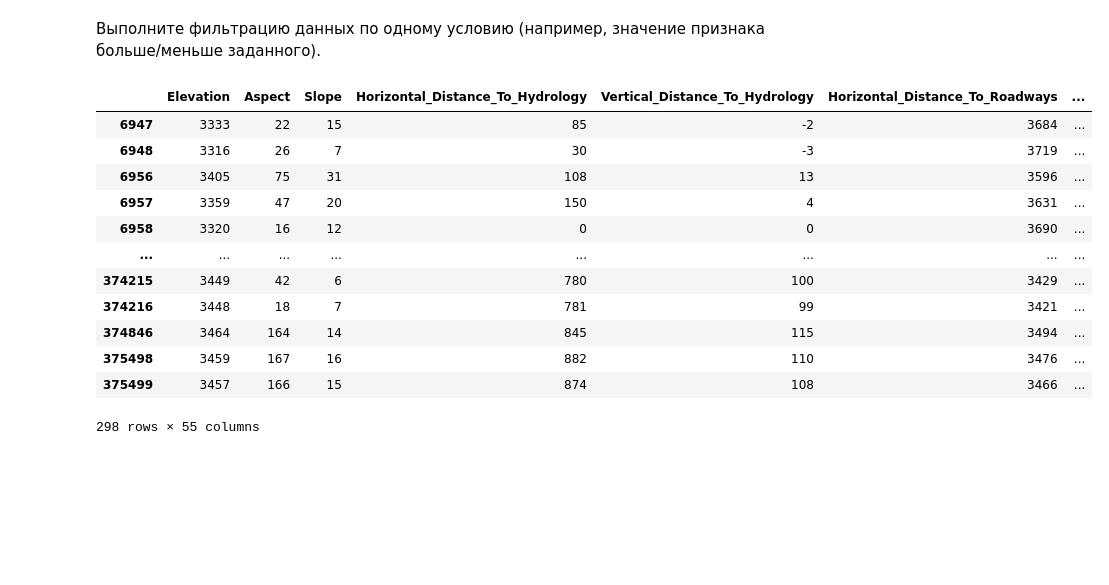
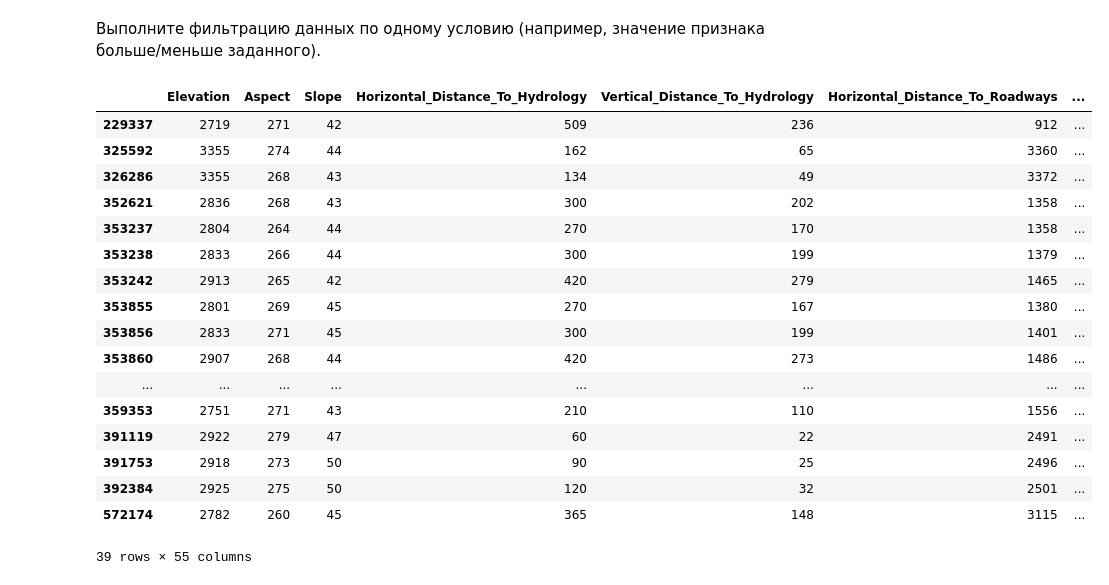
Before and after one commit to xpertdreamer/ooa, a Jupyter notebook: lab_2.ipynb, the cells around one changed output. Drawn from its saved outputs; the diff is of its cells as text; code cells hidden in the pictures; blank space fills up the shorter version.

```diff
--- a/lab_2.ipynb
+++ b/lab_2.ipynb
@@ -94,20 +94,25 @@ dtype: float64
 # %% [markdown]
 Выполните фильтрацию данных по одному условию (например, значение признака больше/меньше заданного).
 # %%
-CONDITION_NUMBER = 0.9
-df_filtered = df[df['Soil_Type37'] > CONDITION_NUMBER]
+CONDITION_NUMBER = 250
+df_filtered = df[df['Hillshade_3pm'] > CONDITION_NUMBER]
 df_filtered
 # %% [output]
 |  | Elevation | Aspect | Slope | Horizontal_Distance_To_Hydrology | Vertical_Distance_To_Hydrology | Horizontal_Distance_To_Roadways | ... |
-| 6947 | 3333 | 22 | 15 | 85 | -2 | 3684 | ... |
-| 6948 | 3316 | 26 | 7 | 30 | -3 | 3719 | ... |
-| 6956 | 3405 | 75 | 31 | 108 | 13 | 3596 | ... |
-| 6957 | 3359 | 47 | 20 | 150 | 4 | 3631 | ... |
-| 6958 | 3320 | 16 | 12 | 0 | 0 | 3690 | ... |
+| 229337 | 2719 | 271 | 42 | 509 | 236 | 912 | ... |
+| 325592 | 3355 | 274 | 44 | 162 | 65 | 3360 | ... |
+| 326286 | 3355 | 268 | 43 | 134 | 49 | 3372 | ... |
+| 352621 | 2836 | 268 | 43 | 300 | 202 | 1358 | ... |
+| 353237 | 2804 | 264 | 44 | 270 | 170 | 1358 | ... |
+| 353238 | 2833 | 266 | 44 | 300 | 199 | 1379 | ... |
+| 353242 | 2913 | 265 | 42 | 420 | 279 | 1465 | ... |
+| 353855 | 2801 | 269 | 45 | 270 | 167 | 1380 | ... |
+| 353856 | 2833 | 271 | 45 | 300 | 199 | 1401 | ... |
+| 353860 | 2907 | 268 | 44 | 420 | 273 | 1486 | ... |
 | ... | ... | ... | ... | ... | ... | ... | ... |
-| 374215 | 3449 | 42 | 6 | 780 | 100 | 3429 | ... |
-| 374216 | 3448 | 18 | 7 | 781 | 99 | 3421 | ... |
-| 374846 | 3464 | 164 | 14 | 845 | 115 | 3494 | ... |
-| 375498 | 3459 | 167 | 16 | 882 | 110 | 3476 | ... |
-| 375499 | 3457 | 166 | 15 | 874 | 108 | 3466 | ... |
+| 359353 | 2751 | 271 | 43 | 210 | 110 | 1556 | ... |
+| 391119 | 2922 | 279 | 47 | 60 | 22 | 2491 | ... |
+| 391753 | 2918 | 273 | 50 | 90 | 25 | 2496 | ... |
+| 392384 | 2925 | 275 | 50 | 120 | 32 | 2501 | ... |
+| 572174 | 2782 | 260 | 45 | 365 | 148 | 3115 | ... |
-298 rows × 55 columns
+39 rows × 55 columns
```
Also changed, not shown: parts of 4 cells of this notebook.
